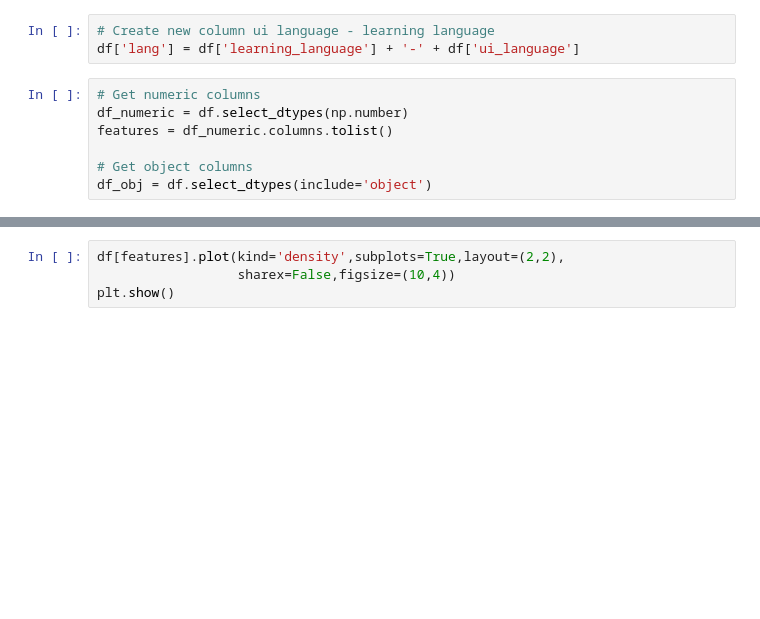
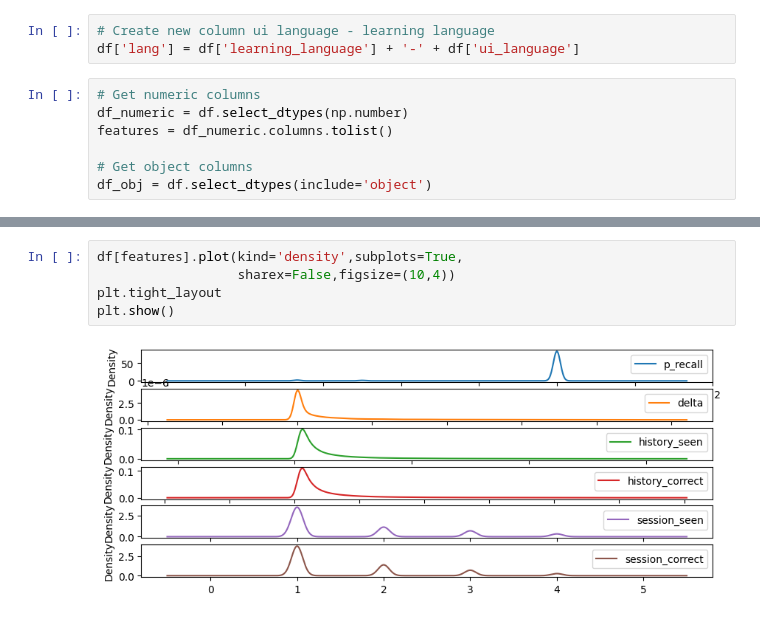
Before and after one commit to juliakubisa/spaced_repetition_algorithm, a Jupyter notebook: notebooks/duolingo_EDA.ipynb, the cells around one changed output, grey strips where cells are left out. Saved outputs shown, nothing was run; the diff lists cells and outputs as text; blank space fills up the shorter version.

```diff
--- a/notebooks/duolingo_EDA.ipynb
+++ b/notebooks/duolingo_EDA.ipynb
@@ -171,7 +335,10 @@ plt.ticklabel_format(style = 'plain')
 # %%
-df[features].plot(kind='density',subplots=True,layout=(2,2),
+df[features].plot(kind='density',subplots=True,
                   sharex=False,figsize=(10,4))
+plt.tight_layout
 plt.show()
+# %% [output]
+[figure, added]
 # %%
 # Relationship -> delta with things
 
```
Also changed, not shown: parts of 30 cells of this notebook.
